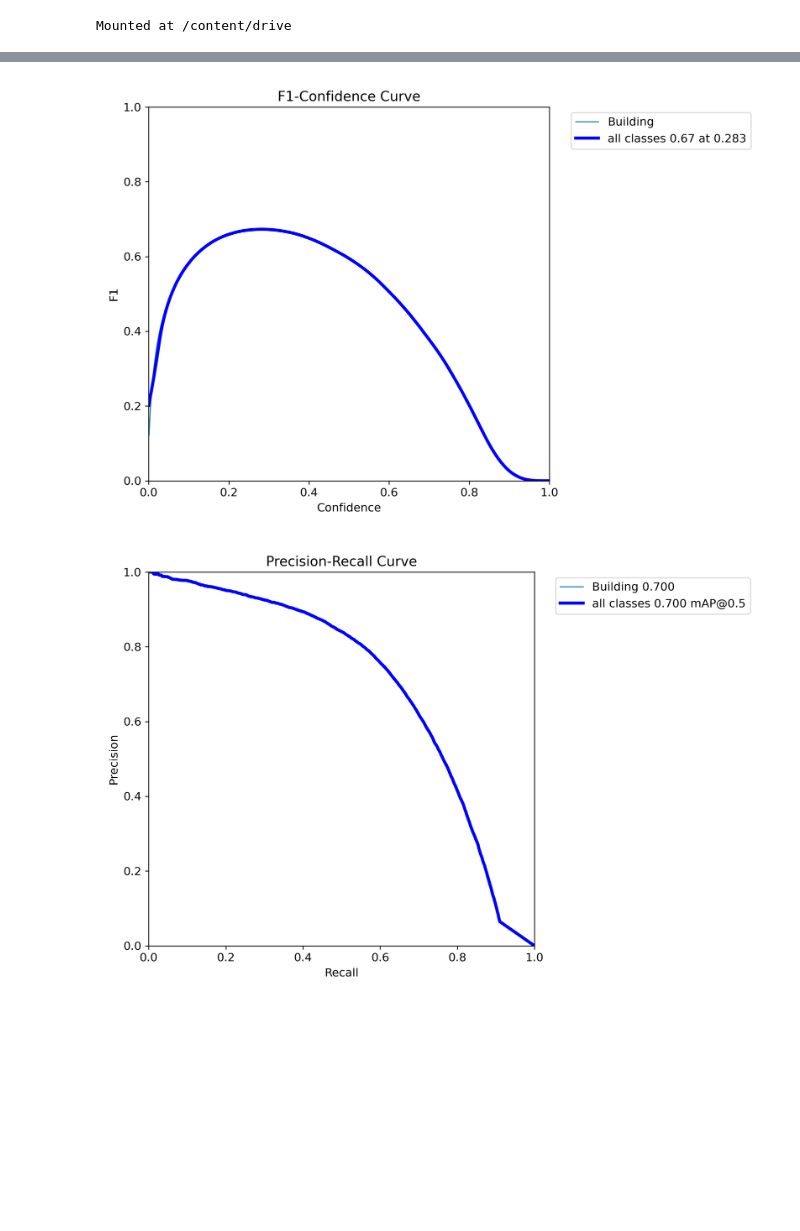
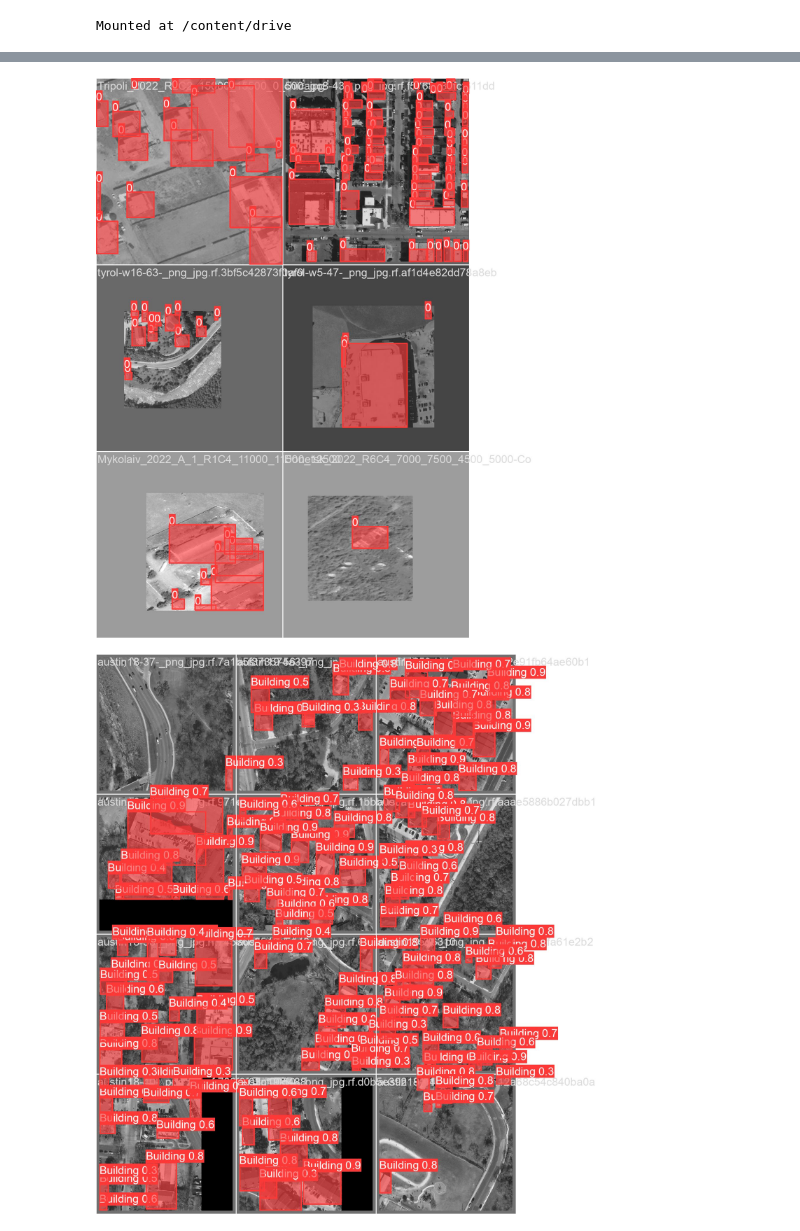
Before and after one commit to lroblesm/DSI_Capstone_Project, a Jupyter notebook: Coding_Notebooks/Satellite_Image_Building_Segmentation_Training_2.ipynb, the cells around one changed output, grey strips where cells are left out. Cells and saved outputs as stored; diff of their text form; code cells hidden in the pictures; blank space fills up the shorter version.

Commit message:
second training complete

```diff
--- a/Coding_Notebooks/Satellite_Image_Building_Segmentation_Training_2.ipynb
+++ b/Coding_Notebooks/Satellite_Image_Building_Segmentation_Training_2.ipynb
@@ -95,8 +78,8 @@ Image("/content/data/15_epochs-/results.png")
 # %%
-Image("/content/data/15_epochs-/BoxF1_curve.png")
+Image(filename='/content/data/15_epochs-/train_batch4947.jpg')
 # %% [output]
-[figure, old version]
+[figure, new version]
 # %%
-Image("/content/data/15_epochs-/BoxPR_curve.png")
+Image(filename='/content/data/15_epochs-/val_batch2_pred.jpg')
 # %% [output]
-[figure, old version]
+[figure, new version]
```
Also changed, not shown: parts of 29 cells of this notebook, 22 other files.
